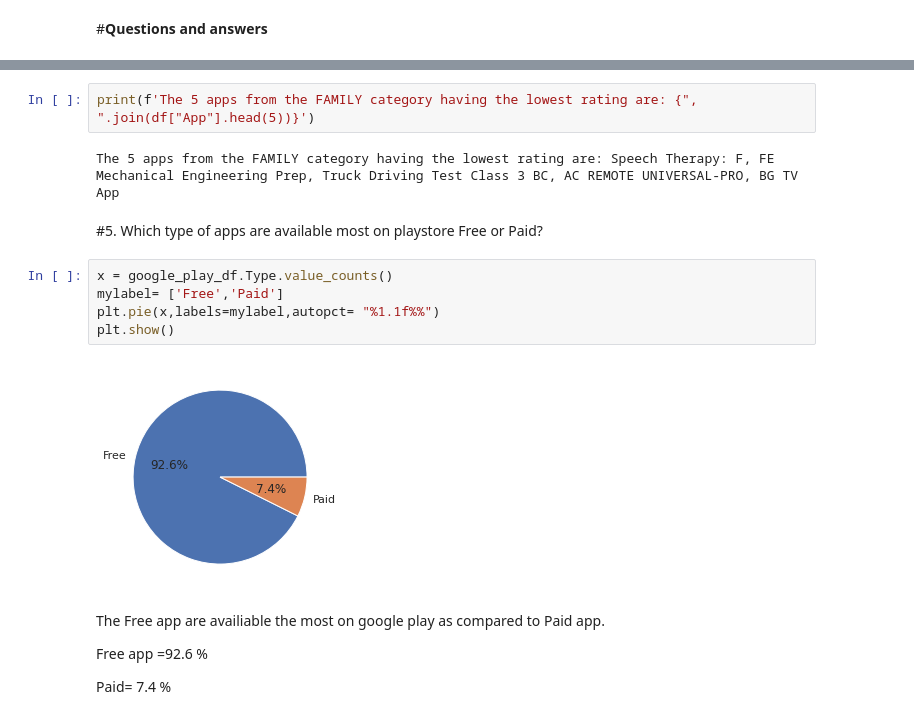
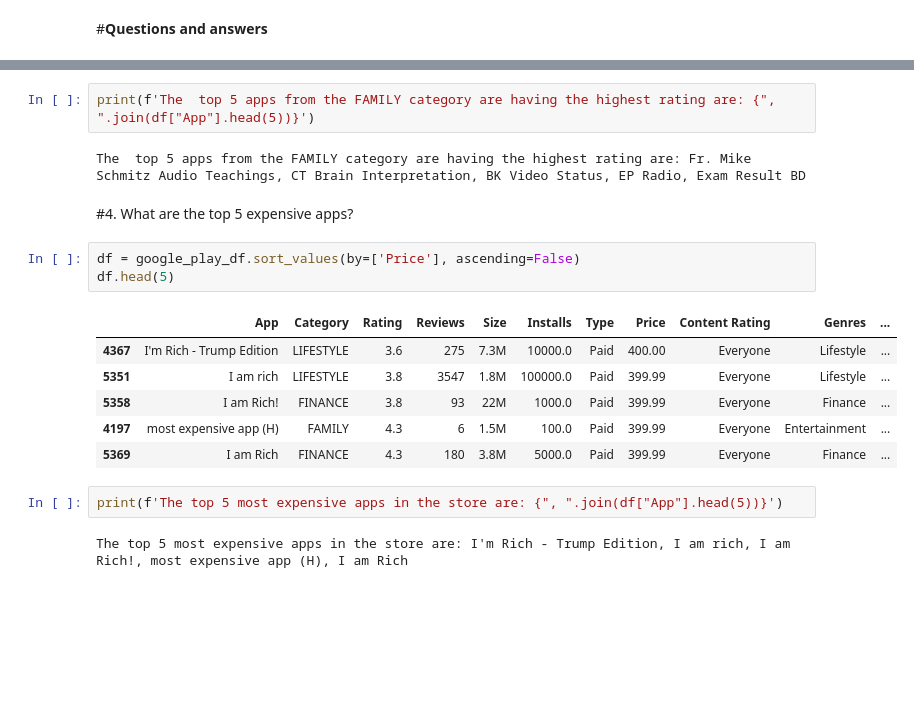
Before and after one commit to chetanre7/Google-Play-Store-app-review, a Jupyter notebook: Play_Store_App_Review_Analysis_Capstone_Project.ipynb, the cells around one changed output, grey strips where cells are left out. Cells and saved outputs as stored; diff of their text form; blank space fills up the shorter version.

```diff
--- a/Play_Store_App_Review_Analysis_Capstone_Project.ipynb
+++ b/Play_Store_App_Review_Analysis_Capstone_Project.ipynb
@@ -364,19 +382,20 @@ df.head(5)
 # %%
-print(f'The 5 apps from the FAMILY category having the lowest rating are: {", ".join(df["App"].head(5))}')
+print(f'The  top 5 apps from the FAMILY category are having the highest rating are: {", ".join(df["App"].head(5))}')
 # %% [output]
-The 5 apps from the FAMILY category having the lowest rating are: Speech Therapy: F, FE Mechanical Engineering Prep, Truck Driving Test Class 3 BC, AC REMOTE UNIVERSAL-PRO, BG TV App
+The  top 5 apps from the FAMILY category are having the highest rating are: Fr. Mike Schmitz Audio Teachings, CT Brain Interpretation, BK Video Status, EP Radio, Exam Result BD
-# %% [markdown]
-#5. Which type of apps are available most on playstore Free or Paid?
-# %%
-x = google_play_df.Type.value_counts()
-mylabel= ['Free','Paid']
-plt.pie(x,labels=mylabel,autopct= "%1.1f%%")
-plt.show()
-# %% [output]
-[figure, removed]
-# %% [markdown]
-The Free app are availiable the most on google play as compared to Paid app.
-
-Free app =92.6 %
-
-Paid= 7.4 %
+# %% [markdown]
+#4. What are the top 5 expensive apps?
+# %%
+df = google_play_df.sort_values(by=['Price'], ascending=False)
+df.head(5)
+# %% [output]
+|  | App | Category | Rating | Reviews | Size | Installs | Type | Price | Content Rating | Genres | ... |
+| 4367 | I'm Rich - Trump Edition | LIFESTYLE | 3.6 | 275 | 7.3M | 10000.0 | Paid | 400.00 | Everyone | Lifestyle | ... |
+| 5351 | I am rich | LIFESTYLE | 3.8 | 3547 | 1.8M | 100000.0 | Paid | 399.99 | Everyone | Lifestyle | ... |
+| 5358 | I am Rich! | FINANCE | 3.8 | 93 | 22M | 1000.0 | Paid | 399.99 | Everyone | Finance | ... |
+| 4197 | most expensive app (H) | FAMILY | 4.3 | 6 | 1.5M | 100.0 | Paid | 399.99 | Everyone | Entertainment | ... |
+| 5369 | I am Rich | FINANCE | 4.3 | 180 | 3.8M | 5000.0 | Paid | 399.99 | Everyone | Finance | ... |
+# %%
+print(f'The top 5 most expensive apps in the store are: {", ".join(df["App"].head(5))}')
+# %% [output]
+The top 5 most expensive apps in the store are: I'm Rich - Trump Edition, I am rich, I am Rich!, most expensive app (H), I am Rich
```
Also changed, not shown: parts of 24 cells of this notebook.
